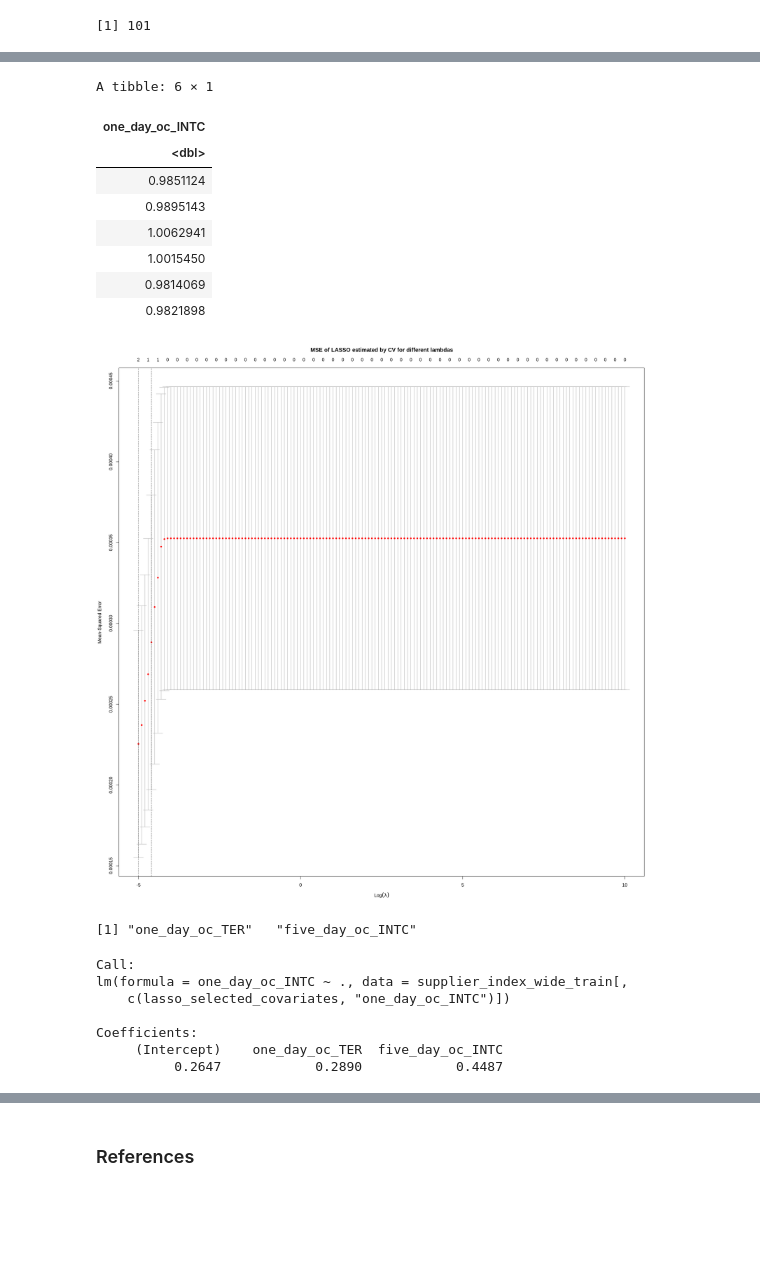
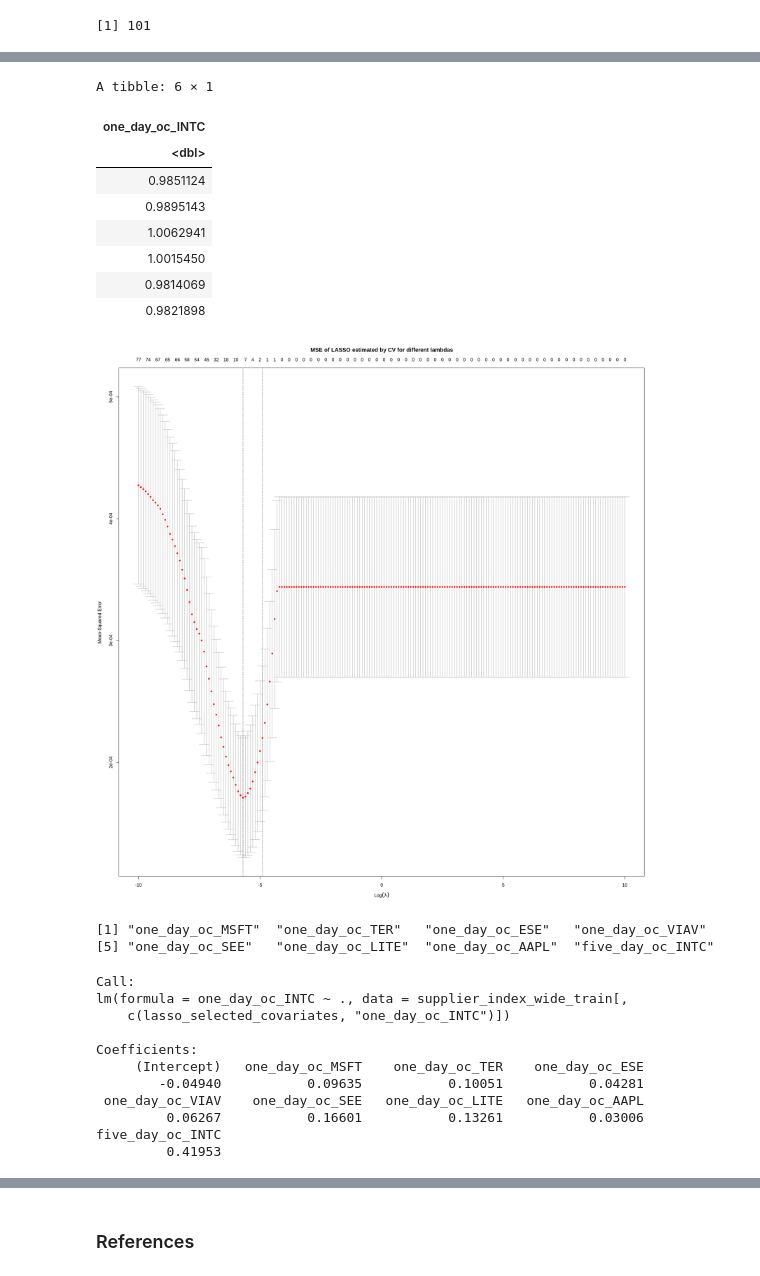
Before and after one commit to nkoda/STAT301, a Jupyter notebook: project_final.ipynb, the cells around one changed output, grey strips where cells are left out. Cells and saved outputs as stored; diff of their text form; code cells hidden in the pictures; blank space fills up the shorter version.

Commit message:
Changed lasso lambda search range
More variables that make sense were chosen, still likely overfit

```diff
--- a/project_final.ipynb
+++ b/project_final.ipynb
@@ -737,32 +737,32 @@ Y_train = supplier_index_wide_train[,'one_day_oc_INTC'] |> as.matrix()
 # %%
 #lambda hyperparameter opmtimization with lasso
 head(supplier_index_wide_train%>% select(one_day_oc_INTC))
 cv_lambda_lasso <- cv.glmnet(
     x = x_train,
     y = Y_train,
     alpha = 1,
-    lambda = exp(seq(-5, 10, 0.1))
+    lambda = exp(seq(-10, 10, 0.1)) #-5 to 10
 )
 plot_data <- cv_lambda_lasso
 plot(plot_data, main = "MSE of LASSO estimated by CV for different lambdas\n\n")
 
 lasso_model <- glmnet(
     x = x_train,
     y = Y_train,
     alpha = 1,
     lambda = cv_lambda_lasso$lambda.min
 )
 # %% [output]
 A tibble: 6 × 1
 | one_day_oc_INTC |
 | <dbl> |
 | 0.9851124 |
 | 0.9895143 |
 | 1.0062941 |
 | 1.0015450 |
 | 0.9814069 |
 | 0.9821898 |
-[figure, old version]
+[figure, new version]
 # %%
 #listing covariates found by lasso
 lasso_selected_covariates = lasso_model %>% coef() |>
@@ -772,7 +772,8 @@ lasso_selected_covariates = lasso_model %>% coef() |>
                                 pull(covariate)
 lasso_selected_covariates
 # %% [output]
-[1] "one_day_oc_TER"   "five_day_oc_INTC"
+[1] "one_day_oc_MSFT"  "one_day_oc_TER"   "one_day_oc_ESE"   "one_day_oc_VIAV"
+[5] "one_day_oc_SEE"   "one_day_oc_LITE"  "one_day_oc_AAPL"  "five_day_oc_INTC"
 # %%
 #building linear model
 lin_model <- lm(one_day_oc_INTC ~ .,
@@ -784,8 +785,12 @@ lm(formula = one_day_oc_INTC ~ ., data = supplier_index_wide_train[,
     c(lasso_selected_covariates, "one_day_oc_INTC")])
 
 Coefficients:
-     (Intercept)    one_day_oc_TER  five_day_oc_INTC
-          0.2647            0.2890            0.4487
+     (Intercept)   one_day_oc_MSFT    one_day_oc_TER    one_day_oc_ESE
+        -0.04940           0.09635           0.10051           0.04281
+ one_day_oc_VIAV    one_day_oc_SEE   one_day_oc_LITE   one_day_oc_AAPL
+         0.06267           0.16601           0.13261           0.03006
+five_day_oc_INTC
+         0.41953
 # %%
 #assessing accuracy
 model_performance = supplier_index_wide_test |>
```
Also changed, not shown: parts of 2 cells of this notebook.
